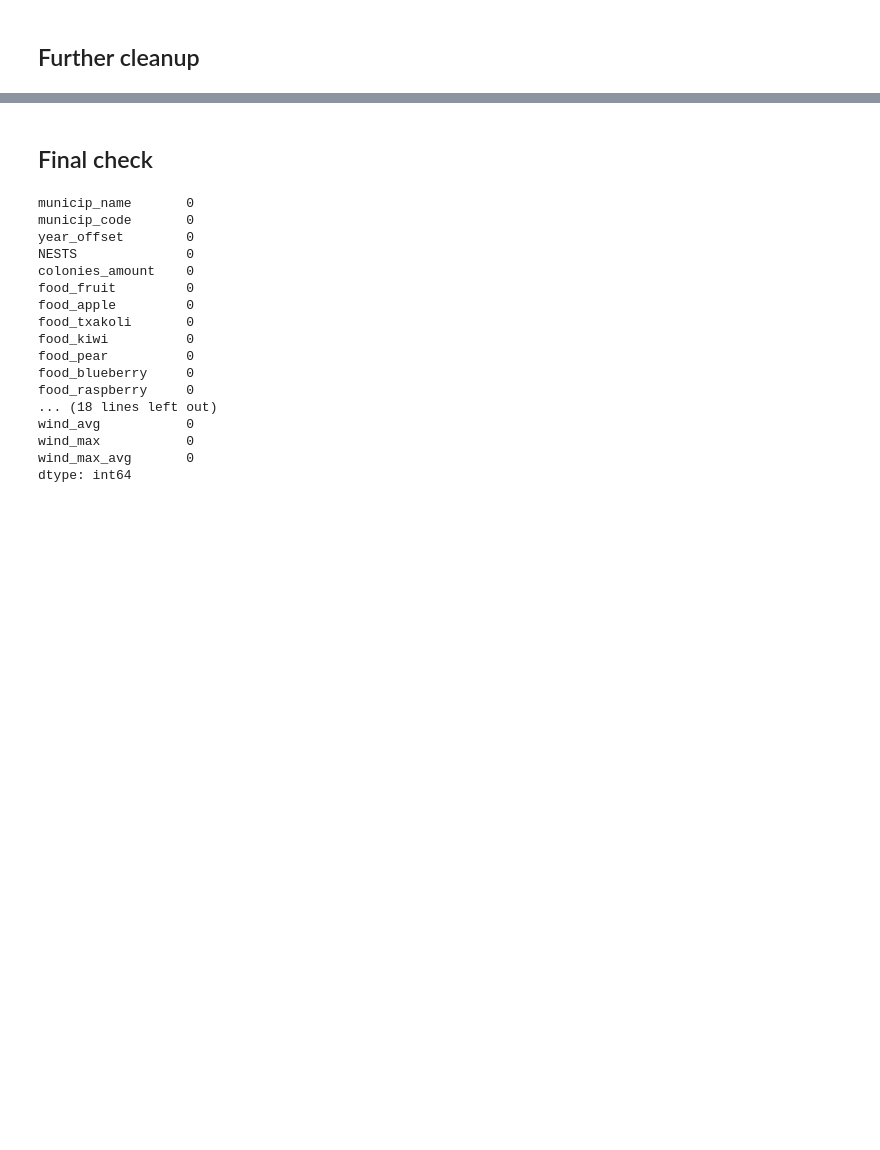
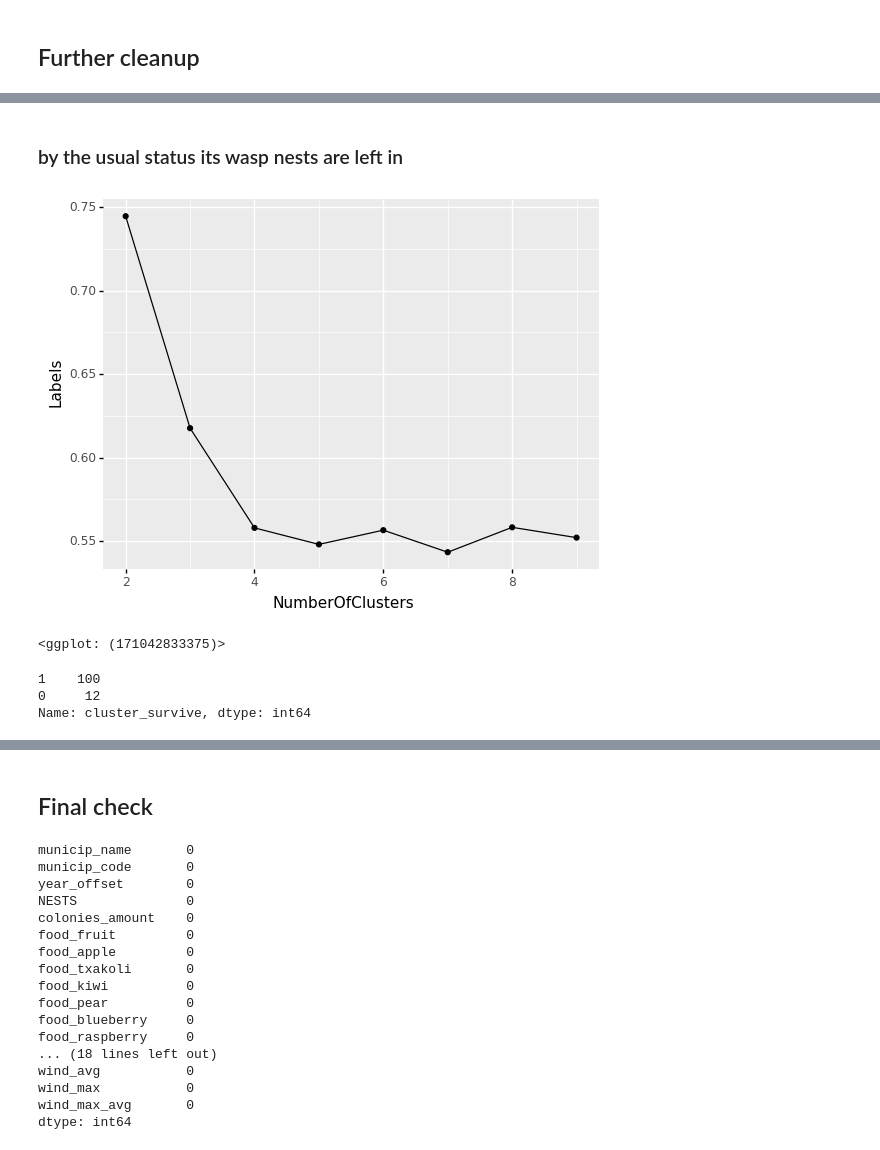
Before and after one commit to IEwaspbusters/KopuruVespaCompetitionIE, a Jupyter notebook: Competition_subs/2021-05-26_submit/Feeder_years/workerbee03_NESTS.ipynb, the cells around one changed output, grey strips where cells are left out. Drawn from its saved outputs; the diff is of its cells as text; code cells hidden in the pictures; blank space fills up the shorter version.

```diff
--- a/Competition_subs/2021-05-26_submit/Feeder_years/workerbee03_NESTS.ipynb
+++ b/Competition_subs/2021-05-26_submit/Feeder_years/workerbee03_NESTS.ipynb
@@ -394,0 +557,2 @@ Index(['municip_name', 'municip_code', 'year_offset', 'NESTS',
+# %%
+clustersby_cosmo = 2
@@ -394,0 +568,12 @@ Index(['municip_name', 'municip_code', 'year_offset', 'NESTS',
+# %%
+all_the_queens_wasps_TRAIN = pd.merge(all_the_queens_wasps_TRAIN, cosmoClusters['cluster_cosmo'], how = 'left', on= 'municip_code')
+all_the_queens_wasps_PREDICT = pd.merge(all_the_queens_wasps_PREDICT, cosmoClusters['cluster_cosmo'], how = 'left', on= 'municip_code')
+# %% [markdown]
+### by the usual status its wasp nests are left in
+# %%
+survivalists = all_the_queens_wasps_TRAIN.loc[:, ['municip_code', 'fv_status_cantkill', 'fv_status_dead', 'fv_status_pending']].groupby(by='municip_code', as_index=True).mean()
+surviveSilhouette = silueta(10, survivalists)
+ggplot(aes(x='NumberOfClusters', y='Labels'), surviveSilhouette) + geom_line() + geom_point()
+# %% [output]
+[figure, added]
+<ggplot: (171042833375)>
@@ -394,0 +582,9 @@ Index(['municip_name', 'municip_code', 'year_offset', 'NESTS',
+# %%
+surviveClusters = pd.DataFrame()
+surviveClusters['cluster_survive'] = kmedias(clustersby_cosmo, survivalists)
+surviveClusters['cluster_survive'].reset_index()
+surviveClusters['cluster_survive'].value_counts()
+# %% [output]
+1    100
+0     12
+Name: cluster_survive, dtype: int64
```
Also changed, not shown: parts of 99 cells of this notebook, 1 other file.
